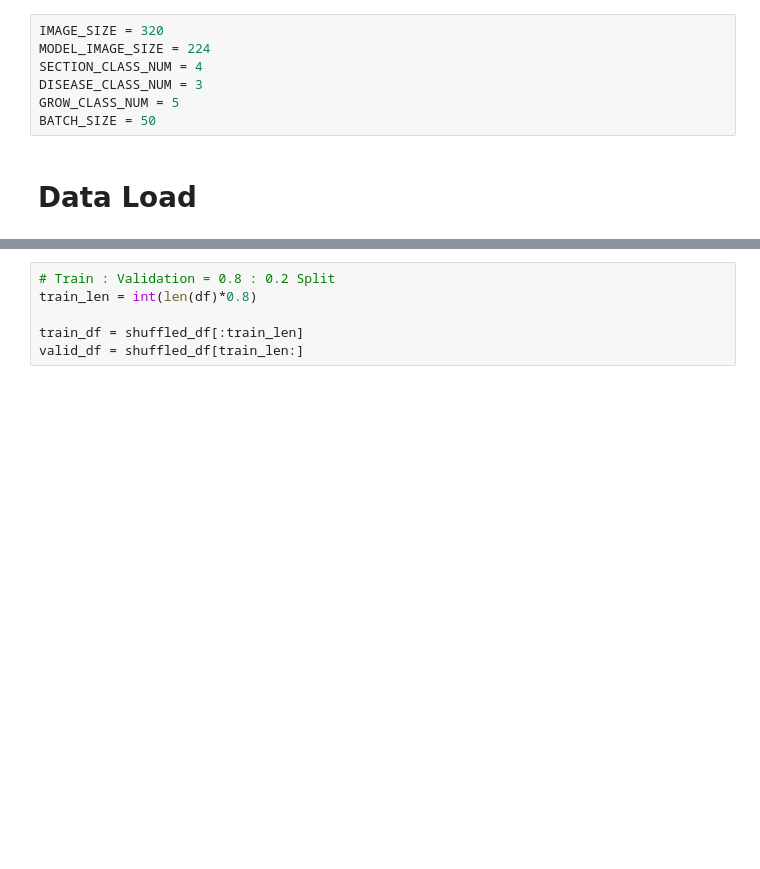
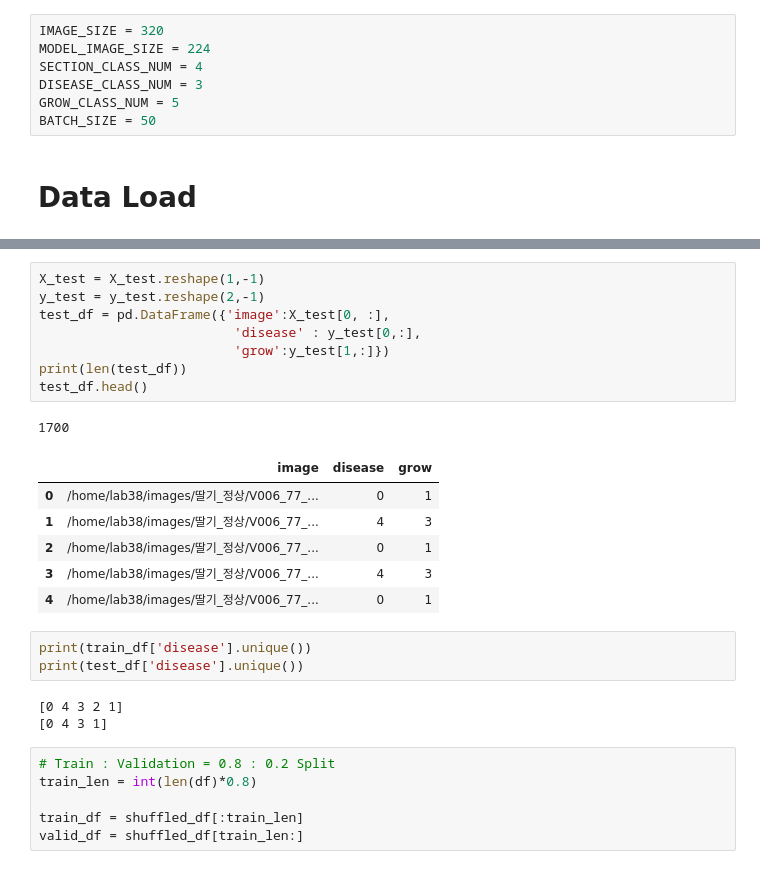
Before and after one commit to HKLeeeee/Multi_proj_6, a Jupyter notebook: model/multi-output/strawberry/[Lab]Multi-Output Model .ipynb, the cells around one changed output, grey strips where cells are left out. Drawn from its saved outputs; the diff is of its cells as text; blank space fills up the shorter version.

```diff
--- a/model/multi-output/strawberry/[Lab]Multi-Output Model .ipynb
+++ b/model/multi-output/strawberry/[Lab]Multi-Output Model .ipynb
@@ -56,3 +110,25 @@ shuffled_df = df.sample(frac=1)
+# %%
+X_test = X_test.reshape(1,-1)
+y_test = y_test.reshape(2,-1)
+test_df = pd.DataFrame({'image':X_test[0, :],
+                         'disease' : y_test[0,:],
+                         'grow':y_test[1,:]})
+print(len(test_df))
+test_df.head()
+# %% [output]
+1700
+|  | image | disease | grow |
+| 0 | /home/lab38/images/딸기_정상/V006_77_... | 0 | 1 |
+| 1 | /home/lab38/images/딸기_정상/V006_77_... | 4 | 3 |
+| 2 | /home/lab38/images/딸기_정상/V006_77_... | 0 | 1 |
+| 3 | /home/lab38/images/딸기_정상/V006_77_... | 4 | 3 |
+| 4 | /home/lab38/images/딸기_정상/V006_77_... | 0 | 1 |
+# %%
+print(train_df['disease'].unique())
+print(test_df['disease'].unique())
+# %% [output]
+[0 4 3 2 1]
+[0 4 3 1]
 # %%
 # Train : Validation = 0.8 : 0.2 Split
 train_len = int(len(df)*0.8)
```
Also changed, not shown: parts of 9 cells of this notebook, 5 other files.
